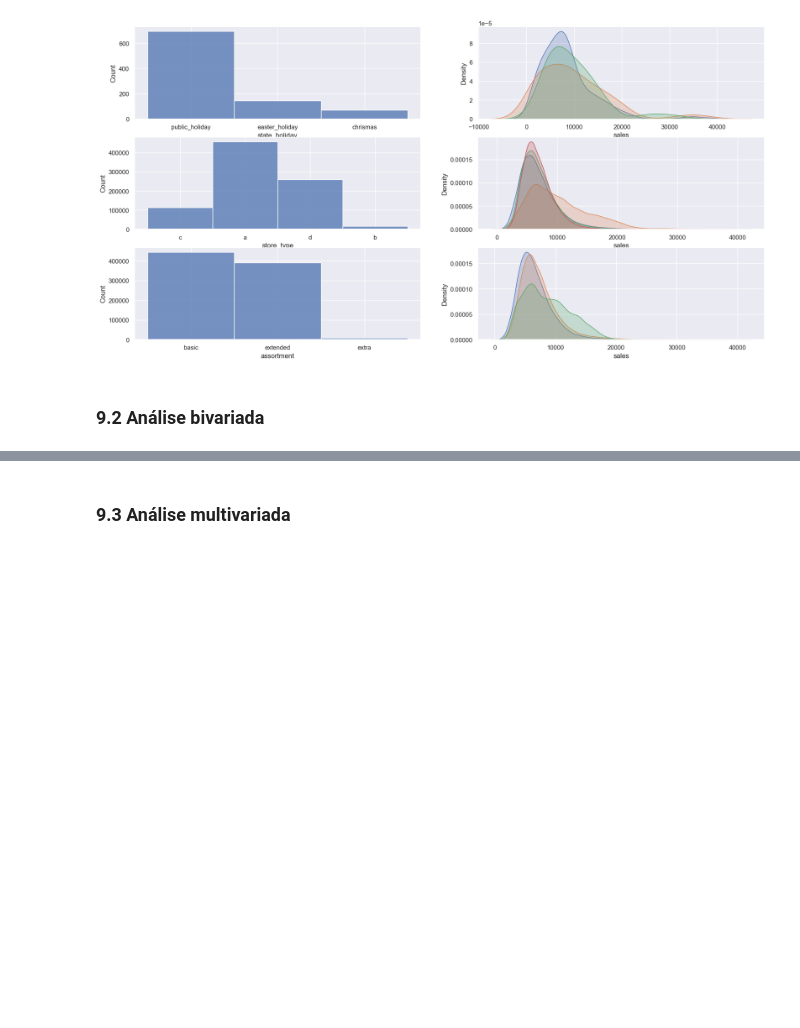
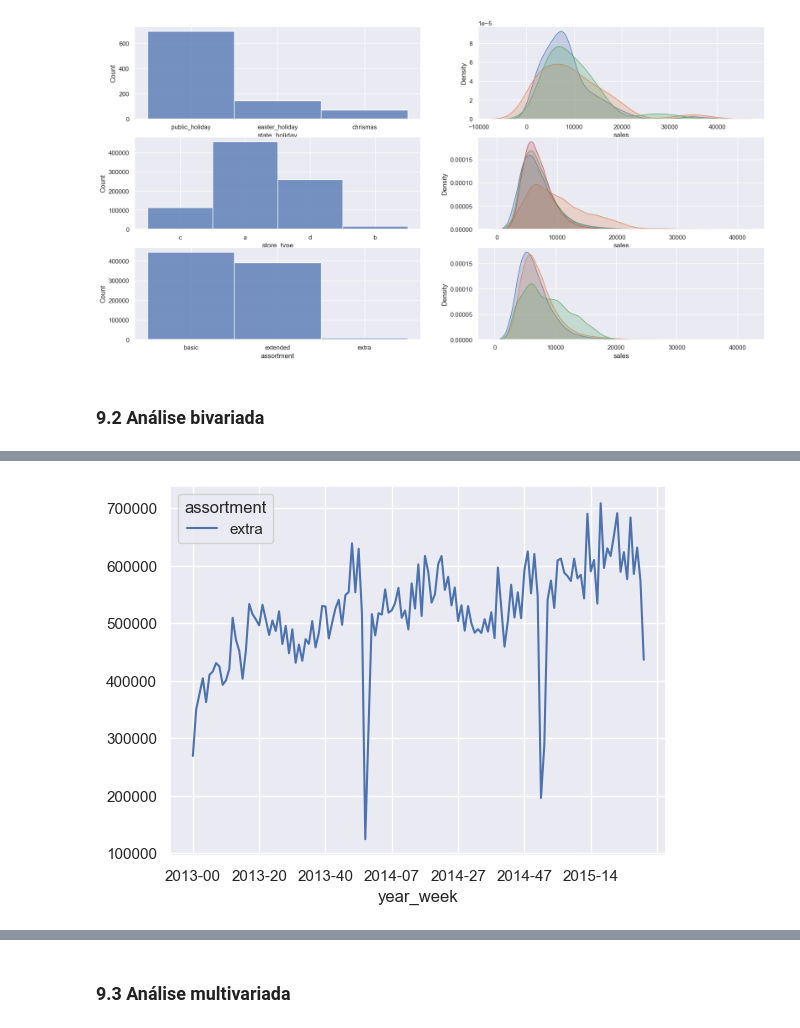
Before and after one commit to deborabmfreitas/projeto-rossmann-regressao, a Jupyter notebook: rossmann_regression.ipynb, the cells around one changed output, grey strips where cells are left out. Drawn from its saved outputs; the diff is of its cells as text; code cells hidden in the pictures; blank space fills up the shorter version.

```diff
--- a/rossmann_regression.ipynb
+++ b/rossmann_regression.ipynb
@@ -757,0 +765,7 @@ sns.kdeplot(df4[df4['assortment'] == 'extra']['sales'],
+# %%
+# gráfico temporal para mostrar a variação das vendas quando o sortimento for igual a 'extra'
+
+aux3 = aux2[aux2['assortment'] == 'extra']
+aux3.pivot(index='year_week', columns='assortment', values='sales').plot()
+# %% [output]
+[figure, added]
```
Also changed, not shown: parts of 19 cells of this notebook.
